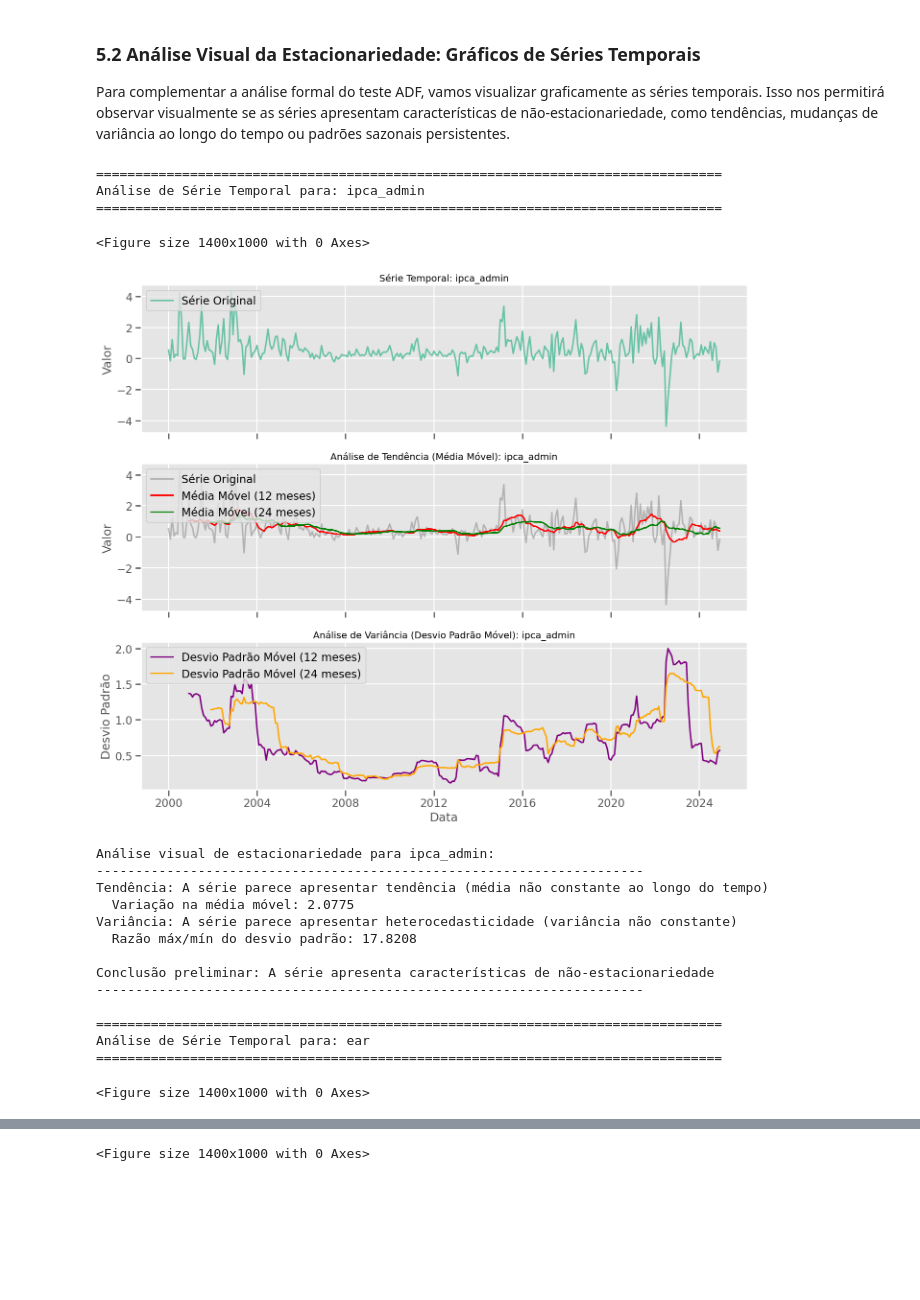
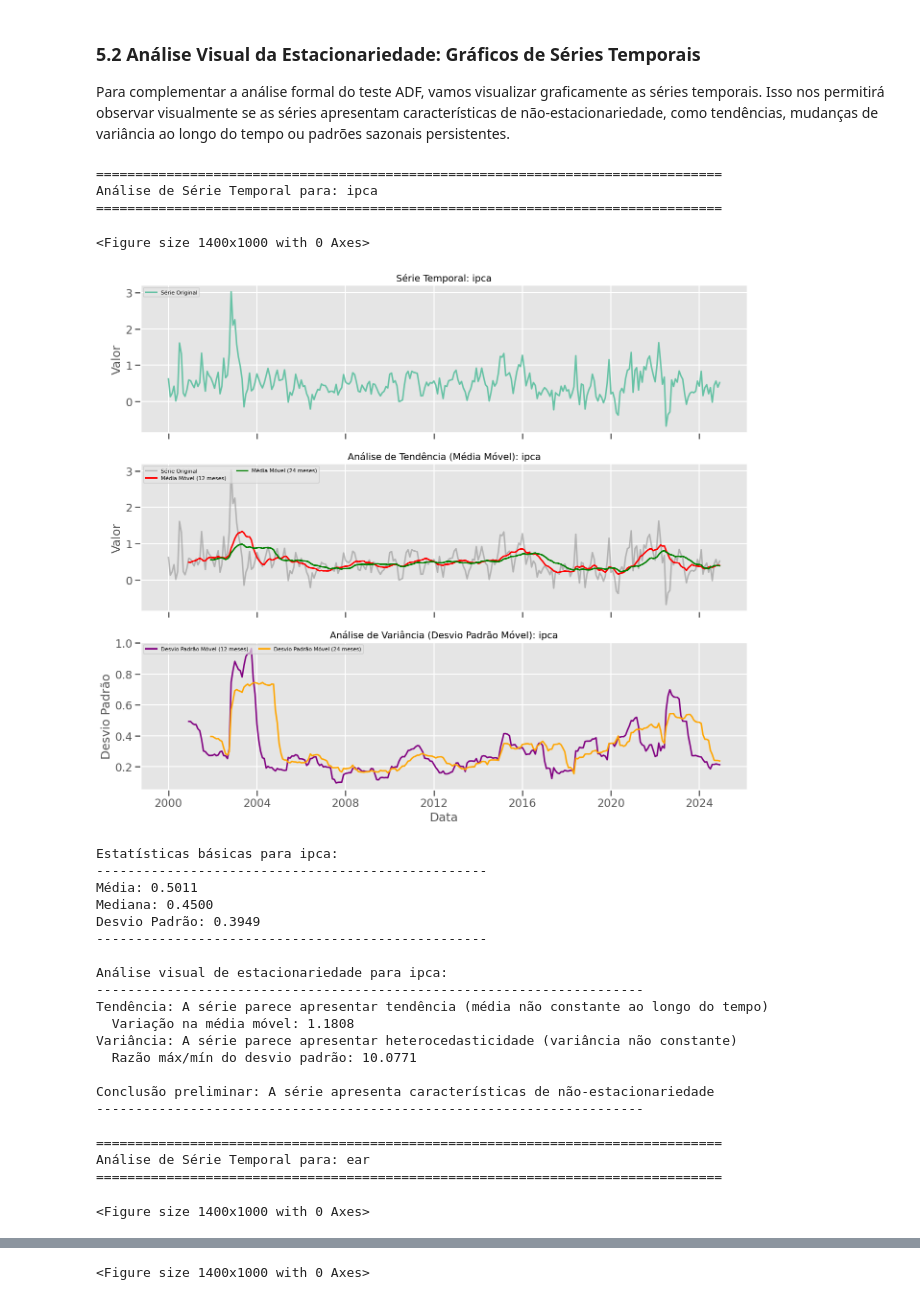
Before and after one commit to DPH38/DataScienceProject-, a Jupyter notebook: analise.ipynb, the cells around one changed output, grey strips where cells are left out. Drawn from its saved outputs; the diff is of its cells as text; code cells hidden in the pictures; blank space fills up the shorter version.

Commit message:
utilizando ipca cheio

```diff
--- a/analise.ipynb
+++ b/analise.ipynb
@@ -352,7 +389,7 @@ def plot_time_series_stationarity(dataframe, column_name):
     ax1.plot(series.index, series.values, label='Série Original')
     ax1.set_title(f'Série Temporal: {column_name}', fontsize=14)
     ax1.set_ylabel('Valor')
-    ax1.legend(loc='upper left')
+    ax1.legend(loc='upper left', fontsize=8, framealpha=0.7)
     ax1.grid(True)
 
     # Plot 2: Média Móvel (janela de 12 meses e 24 meses)
@@ -363,7 +400,7 @@ def plot_time_series_stationarity(dataframe, column_name):
     ax2.plot(rolling_mean_24.index, rolling_mean_24.values, label='Média Móvel (24 meses)', color='green')
     ax2.set_title(f'Análise de Tendência (Média Móvel): {column_name}', fontsize=14)
     ax2.set_ylabel('Valor')
-    ax2.legend(loc='upper left')
+    ax2.legend(loc='upper left', fontsize=8, framealpha=0.7, ncol=2)
     ax2.grid(True)
 
     # Plot 3: Desvio Padrão Móvel (janela de 12 meses)
@@ -374,11 +411,23 @@ def plot_time_series_stationarity(dataframe, column_name):
     ax3.set_title(f'Análise de Variância (Desvio Padrão Móvel): {column_name}', fontsize=14)
     ax3.set_xlabel('Data')
     ax3.set_ylabel('Desvio Padrão')
-    ax3.legend(loc='upper left')
+    ax3.legend(loc='upper left', fontsize=8, framealpha=0.7, ncol=2)
     ax3.grid(True)
 
     plt.tight_layout()
     plt.show()
+
+    # Estatísticas básicas da série
+    media = series.mean()
+    mediana = series.median()
+    desvio_padrao = series.std()
+
+    print(f"\nEstatísticas básicas para {column_name}:")
+    print("-" * 50)
+    print(f"Média: {media:.4f}")
+    print(f"Mediana: {mediana:.4f}")
+    print(f"Desvio Padrão: {desvio_padrao:.4f}")
+    print("-" * 50)
 
     # Avaliação da estacionariedade com base nos gráficos
     print(f"\nAnálise visual de estacionariedade para {column_name}:")
@@ -406,25 +455,32 @@ def plot_time_series_stationarity(dataframe, column_name):
     print("-" * 70)
 # %%
 # Aplicar a análise de série temporal para cada variável
-variables_to_analyze = ['ipca_admin', 'ear', 'oleo_bruto']
+variables_to_analyze = ['ipca', 'ear', 'oleo_bruto']
 
 for var in variables_to_analyze:
     print(f"\n{'=' * 80}")
     print(f"Análise de Série Temporal para: {var}")
     print(f"{'=' * 80}")
     plot_time_series_stationarity(time_series_df, var)
 # %% [output]
 ================================================================================
-Análise de Série Temporal para: ipca_admin
+Análise de Série Temporal para: ipca
 ================================================================================
 <Figure size 1400x1000 with 0 Axes>
-[figure, old version]
+[figure, new version]
-Análise visual de estacionariedade para ipca_admin:
+Estatísticas básicas para ipca:
+--------------------------------------------------
+Média: 0.5011
+Mediana: 0.4500
+Desvio Padrão: 0.3949
+--------------------------------------------------
+
+Análise visual de estacionariedade para ipca:
 ----------------------------------------------------------------------
 Tendência: A série parece apresentar tendência (média não constante ao longo do tempo)
-  Variação na média móvel: 2.0775
+  Variação na média móvel: 1.1808
 Variância: A série parece apresentar heterocedasticidade (variância não constante)
-  Razão máx/mín do desvio padrão: 17.8208
+  Razão máx/mín do desvio padrão: 10.0771
 
 Conclusão preliminar: A série apresenta características de não-estacionariedade
 ----------------------------------------------------------------------
```
Also changed, not shown: parts of 20 cells of this notebook, 4 other files.
